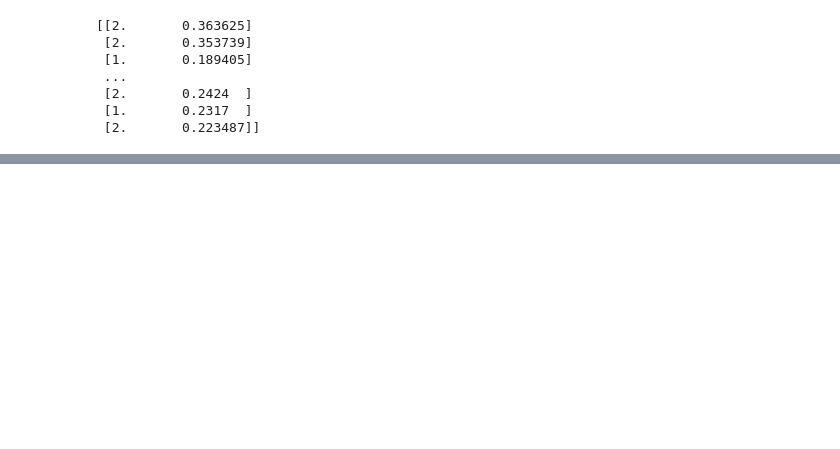
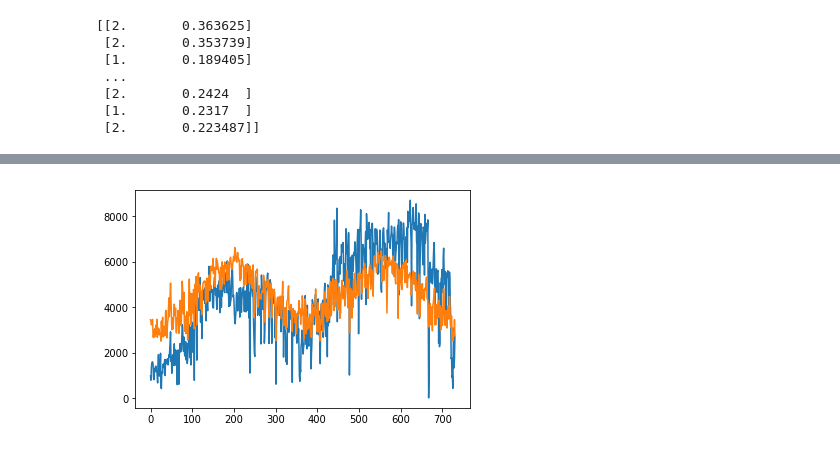
Before and after one commit to alura-cursos/redes-neurais, a Jupyter notebook: Bikes.ipynb, the cells around one changed output, grey strips where cells are left out. Saved outputs shown, nothing was run; the diff lists cells and outputs as text; code cells hidden in the pictures; blank space fills up the shorter version.

```diff
--- a/Bikes.ipynb
+++ b/Bikes.ipynb
@@ -237,0 +285,9 @@ def atualiza(valores_parametros, valores_gradiente, arquitetura, taxa_aprendizag
+# %%
+# Previsão
+Y_pred, _ = propaga_total(np.transpose(X), valores_parametros, arquitetura)
+# %%
+plt.plot(ymax*y)
+plt.plot(ymax*Y_pred.reshape([-1,1]))
+plt.show()
+# %% [output]
+[figure, added]
```
Also changed, not shown: parts of 50 cells of this notebook.
